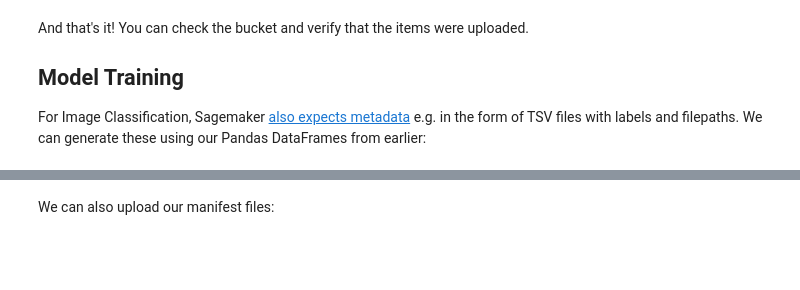
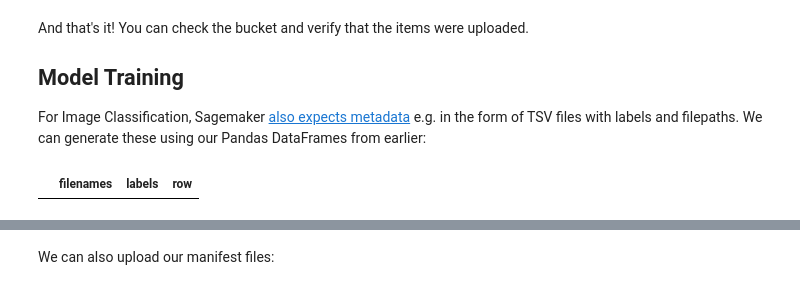
Before and after one commit to edidiongaligbe/udacity-nd009t-C2-Developing-ML-Workflow, a Jupyter notebook: project/starter.ipynb, the cells around one changed output, grey strips where cells are left out. Drawn from its saved outputs; the diff is of its cells as text; code cells hidden in the pictures; blank space fills up the shorter version.

```diff
--- a/project/starter.ipynb
+++ b/project/starter.ipynb
@@ -272,6 +295,10 @@ And that's it! You can check the bucket and verify that the items were uploaded.
 ## Model Training
 
 For Image Classification, Sagemaker [also expects metadata](https://docs.aws.amazon.com/sagemaker/latest/dg/image-classification.html) e.g. in the form of TSV files with labels and filepaths. We can generate these using our Pandas DataFrames from earlier:
+# %%
+df_train.head()
+# %% [output]
+|  | filenames | labels | row |
 # %%
 def to_metadata_file(df, prefix):
     df["s3_path"] = df["filenames"]
```
Also changed, not shown: parts of 10 cells of this notebook.
